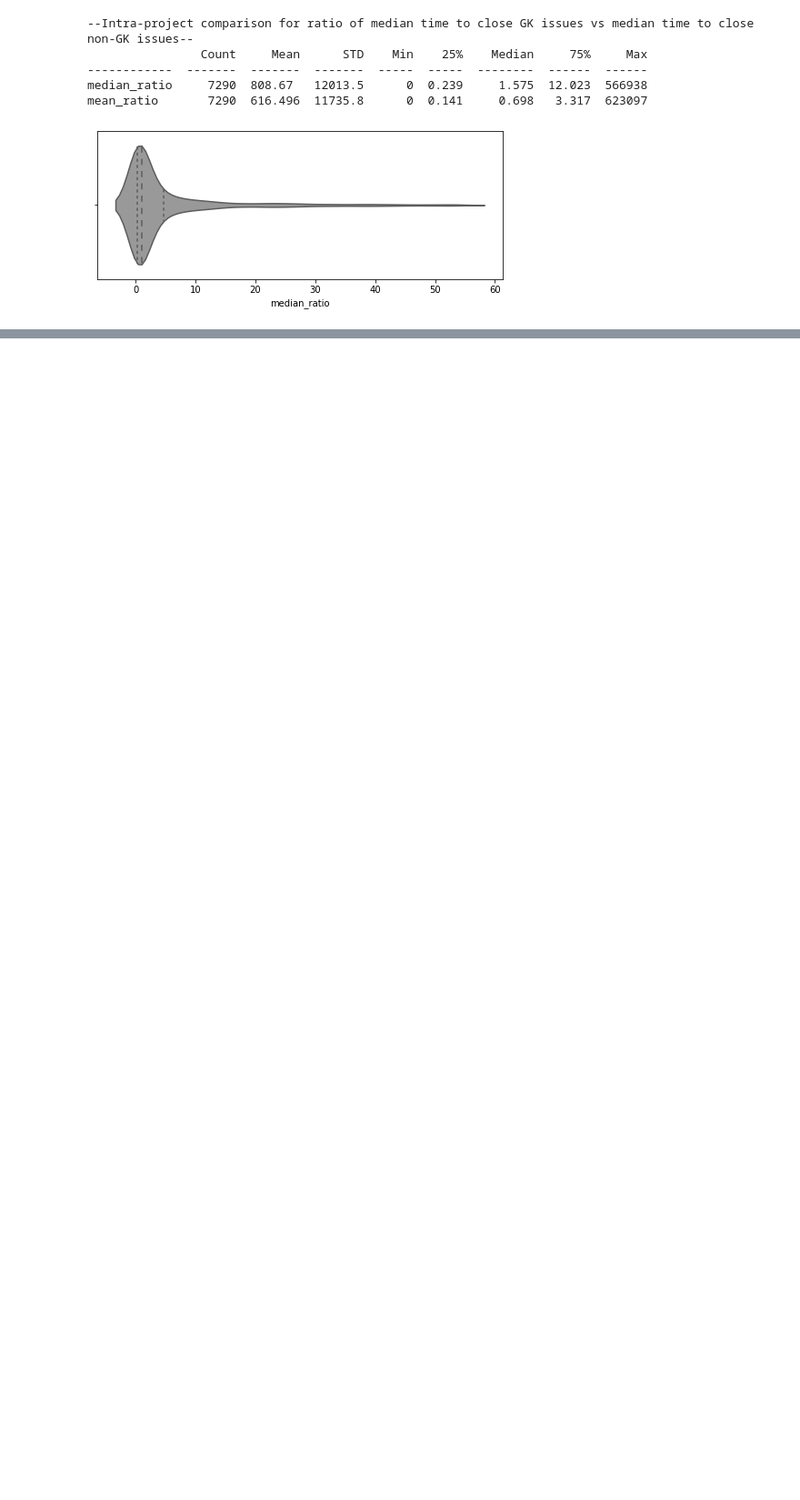
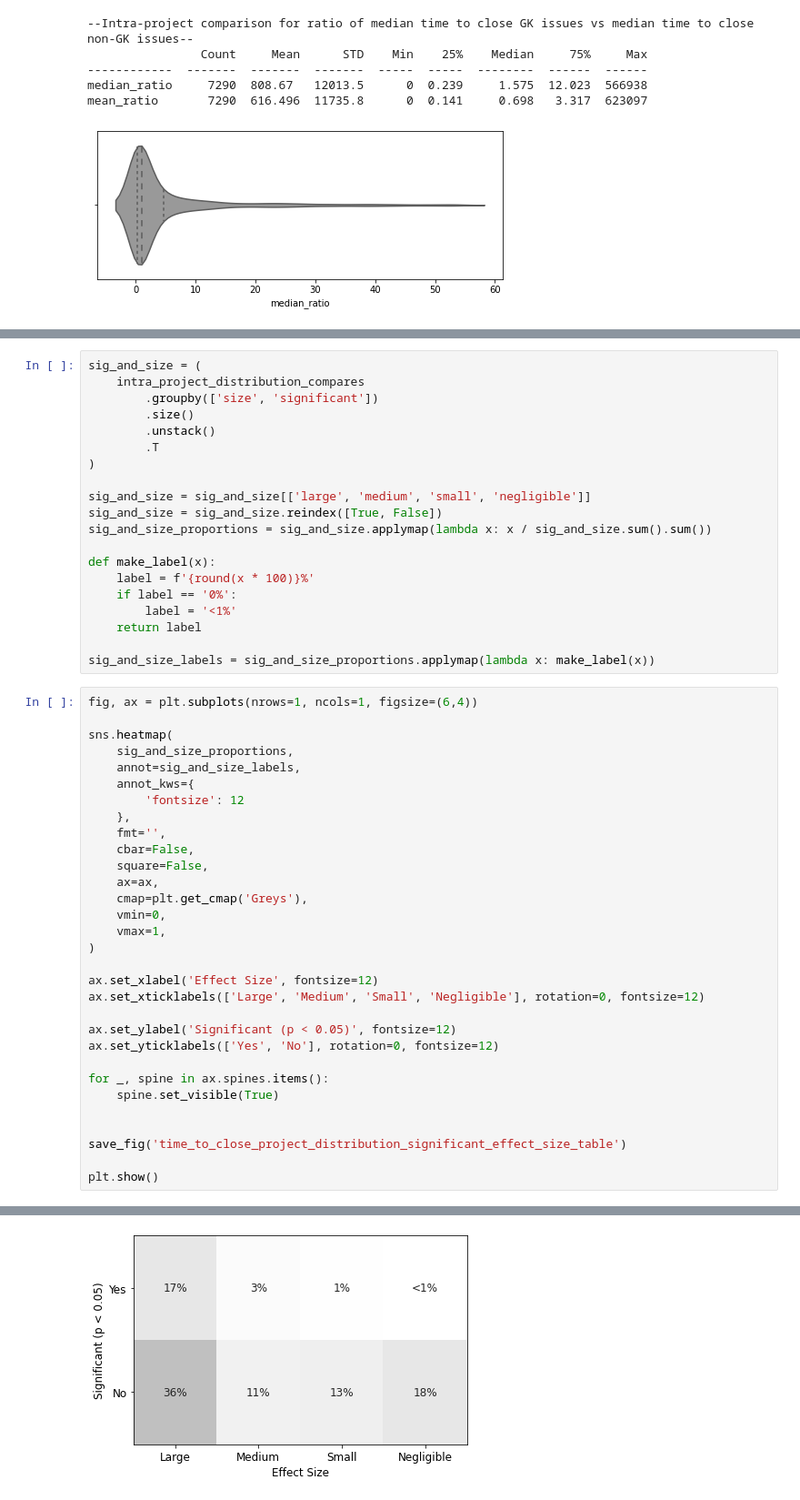
Before and after one commit to brombaut/GKIR_Analysis, a Jupyter notebook: data-analysis/p_rq2_issues.ipynb, the cells around one changed output, grey strips where cells are left out. Shown at 91% size. Drawn from its saved outputs; the diff is of its cells as text; blank space fills up the shorter version.

```diff
--- a/data-analysis/p_rq2.ipynb
+++ b/data-analysis/p_rq2_issues.ipynb
@@ -867,0 +664,52 @@ memory usage: 3.3+ MB
+# %%
+sig_and_size = (
+    intra_project_distribution_compares
+        .groupby(['size', 'significant'])
+        .size()
+        .unstack()
+        .T
+)
+
+sig_and_size = sig_and_size[['large', 'medium', 'small', 'negligible']]
+sig_and_size = sig_and_size.reindex([True, False])
+sig_and_size_proportions = sig_and_size.applymap(lambda x: x / sig_and_size.sum().sum())
+
+def make_label(x):
+    label = f'{round(x * 100)}%'
+    if label == '0%':
+        label = '<1%'
+    return label
+
+sig_and_size_labels = sig_and_size_proportions.applymap(lambda x: make_label(x))
+# %%
+fig, ax = plt.subplots(nrows=1, ncols=1, figsize=(6,4))
+
+sns.heatmap(
+    sig_and_size_proportions,
+    annot=sig_and_size_labels,
+    annot_kws={
+        'fontsize': 12
+    },
+    fmt='',
+    cbar=False,
+    square=False,
+    ax=ax,
+    cmap=plt.get_cmap('Greys'),
+    vmin=0,
+    vmax=1,
+)
+
+ax.set_xlabel('Effect Size', fontsize=12)
+ax.set_xticklabels(['Large', 'Medium', 'Small', 'Negligible'], rotation=0, fontsize=12)
+
+ax.set_ylabel('Significant (p < 0.05)', fontsize=12)
+ax.set_yticklabels(['Yes', 'No'], rotation=0, fontsize=12)
+
+for _, spine in ax.spines.items():
+    spine.set_visible(True)
+
+
+save_fig('time_to_close_project_distribution_significant_effect_size_table')
+
+plt.show()
+# %% [output]
@@ -867,0 +717 @@ memory usage: 3.3+ MB
+[figure, added]
```
Also changed, not shown: parts of 31 cells of this notebook, 9 other files.
